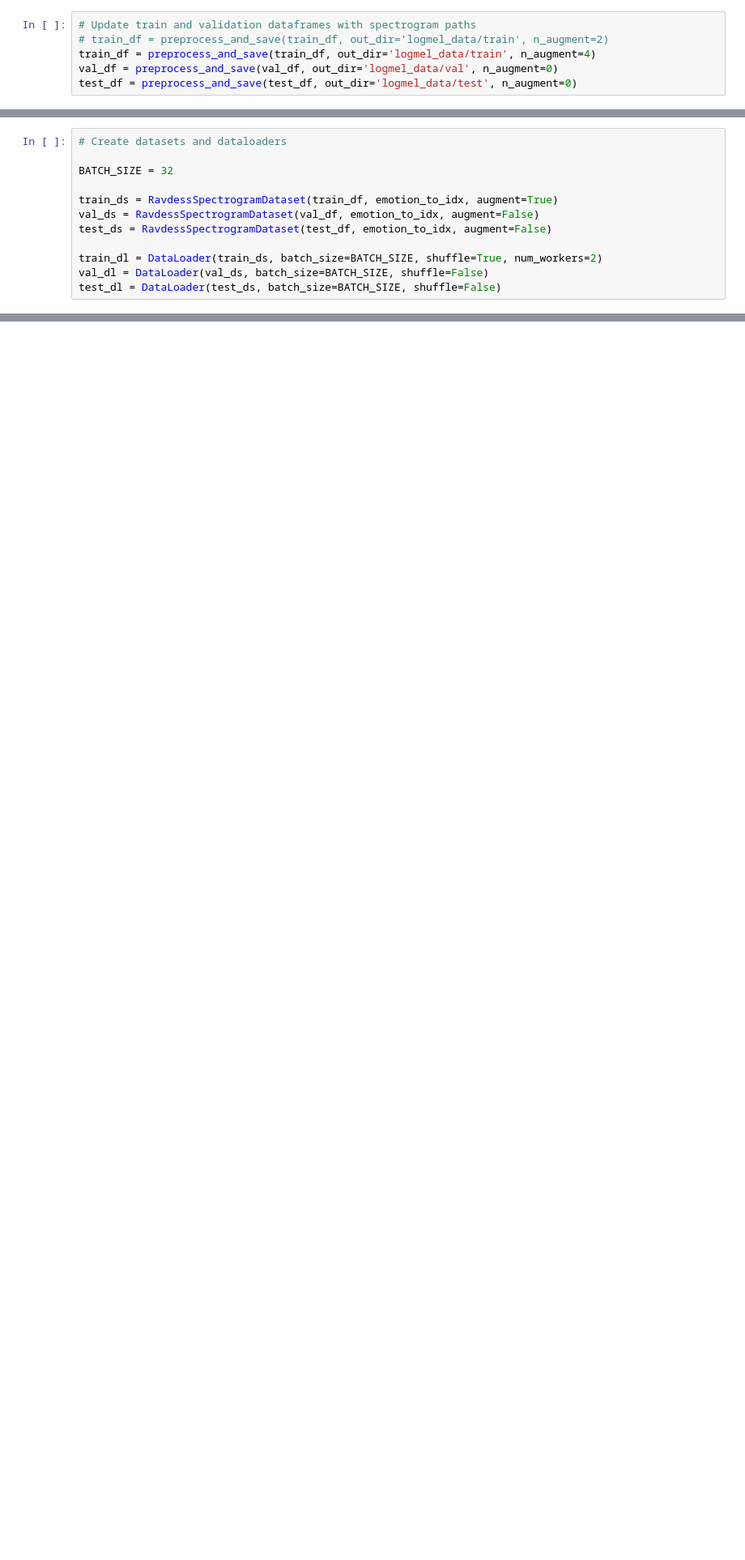
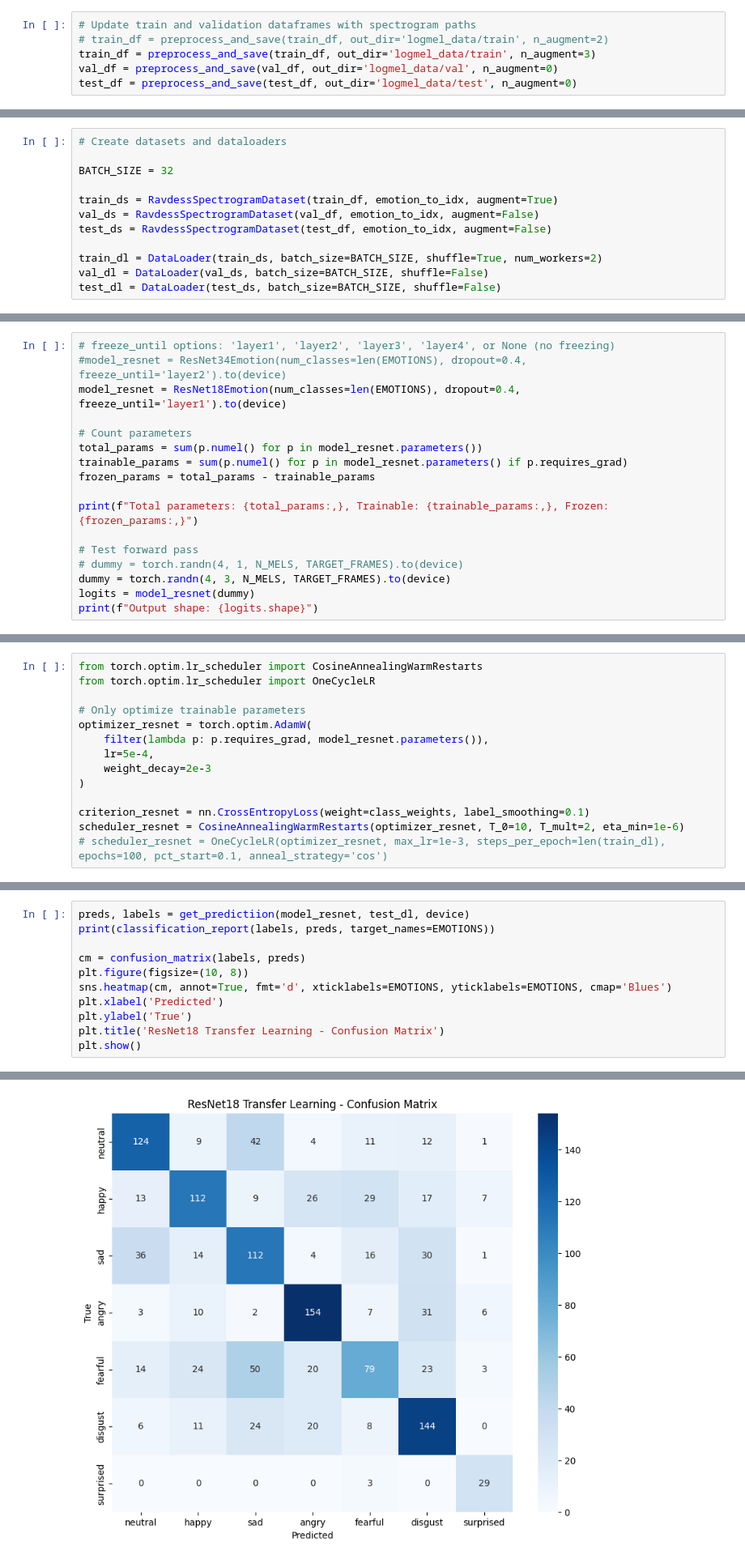
Before and after one commit to Nobodybob1/Emotional-Speech-Recognition, a Jupyter notebook: main.ipynb, the cells around one changed output, grey strips where cells are left out. Shown at 81% size. Drawn from its saved outputs; the diff is of its cells as text; blank space fills up the shorter version.

```diff
--- a/main.ipynb
+++ b/main.ipynb
@@ -271,7 +394,7 @@ def preprocess_and_save(df, out_dir='logmel_data', n_augment=2):
 # %%
 # Update train and validation dataframes with spectrogram paths
 # train_df = preprocess_and_save(train_df, out_dir='logmel_data/train', n_augment=2)
-train_df = preprocess_and_save(train_df, out_dir='logmel_data/train', n_augment=4)
+train_df = preprocess_and_save(train_df, out_dir='logmel_data/train', n_augment=3)
 val_df = preprocess_and_save(val_df, out_dir='logmel_data/val', n_augment=0)
 test_df = preprocess_and_save(test_df, out_dir='logmel_data/test', n_augment=0)
 # %%
@@ -754,0 +906,17 @@ weighted avg       0.61      0.60      0.58       240
+# %%
+# freeze_until options: 'layer1', 'layer2', 'layer3', 'layer4', or None (no freezing)
+#model_resnet = ResNet34Emotion(num_classes=len(EMOTIONS), dropout=0.4, freeze_until='layer2').to(device)
+model_resnet = ResNet18Emotion(num_classes=len(EMOTIONS), dropout=0.4, freeze_until='layer1').to(device)
+
+# Count parameters
+total_params = sum(p.numel() for p in model_resnet.parameters())
+trainable_params = sum(p.numel() for p in model_resnet.parameters() if p.requires_grad)
+frozen_params = total_params - trainable_params
+
+print(f"Total parameters: {total_params:,}, Trainable: {trainable_params:,}, Frozen: {frozen_params:,}")
+
+# Test forward pass
+# dummy = torch.randn(4, 1, N_MELS, TARGET_FRAMES).to(device)
+dummy = torch.randn(4, 3, N_MELS, TARGET_FRAMES).to(device)
+logits = model_resnet(dummy)
+print(f"Output shape: {logits.shape}")
@@ -754,0 +926,14 @@ weighted avg       0.61      0.60      0.58       240
+# %%
+from torch.optim.lr_scheduler import CosineAnnealingWarmRestarts
+from torch.optim.lr_scheduler import OneCycleLR
+
+# Only optimize trainable parameters
+optimizer_resnet = torch.optim.AdamW(
+    filter(lambda p: p.requires_grad, model_resnet.parameters()),
+    lr=5e-4,
+    weight_decay=2e-3
+)
+
+criterion_resnet = nn.CrossEntropyLoss(weight=class_weights, label_smoothing=0.1)
+scheduler_resnet = CosineAnnealingWarmRestarts(optimizer_resnet, T_0=10, T_mult=2, eta_min=1e-6)
+# scheduler_resnet = OneCycleLR(optimizer_resnet, max_lr=1e-3, steps_per_epoch=len(train_dl), epochs=100, pct_start=0.1, anneal_strategy='cos')
@@ -754,0 +995,12 @@ weighted avg       0.61      0.60      0.58       240
+# %%
+preds, labels = get_predictiion(model_resnet, test_dl, device)
+print(classification_report(labels, preds, target_names=EMOTIONS))
+
+cm = confusion_matrix(labels, preds)
+plt.figure(figsize=(10, 8))
+sns.heatmap(cm, annot=True, fmt='d', xticklabels=EMOTIONS, yticklabels=EMOTIONS, cmap='Blues')
+plt.xlabel('Predicted')
+plt.ylabel('True')
+plt.title('ResNet18 Transfer Learning - Confusion Matrix')
+plt.show()
+# %% [output]
@@ -754,0 +1020 @@ weighted avg       0.61      0.60      0.58       240
+[figure, added]
```
Also changed, not shown: parts of 31 cells of this notebook, 1 other file.
